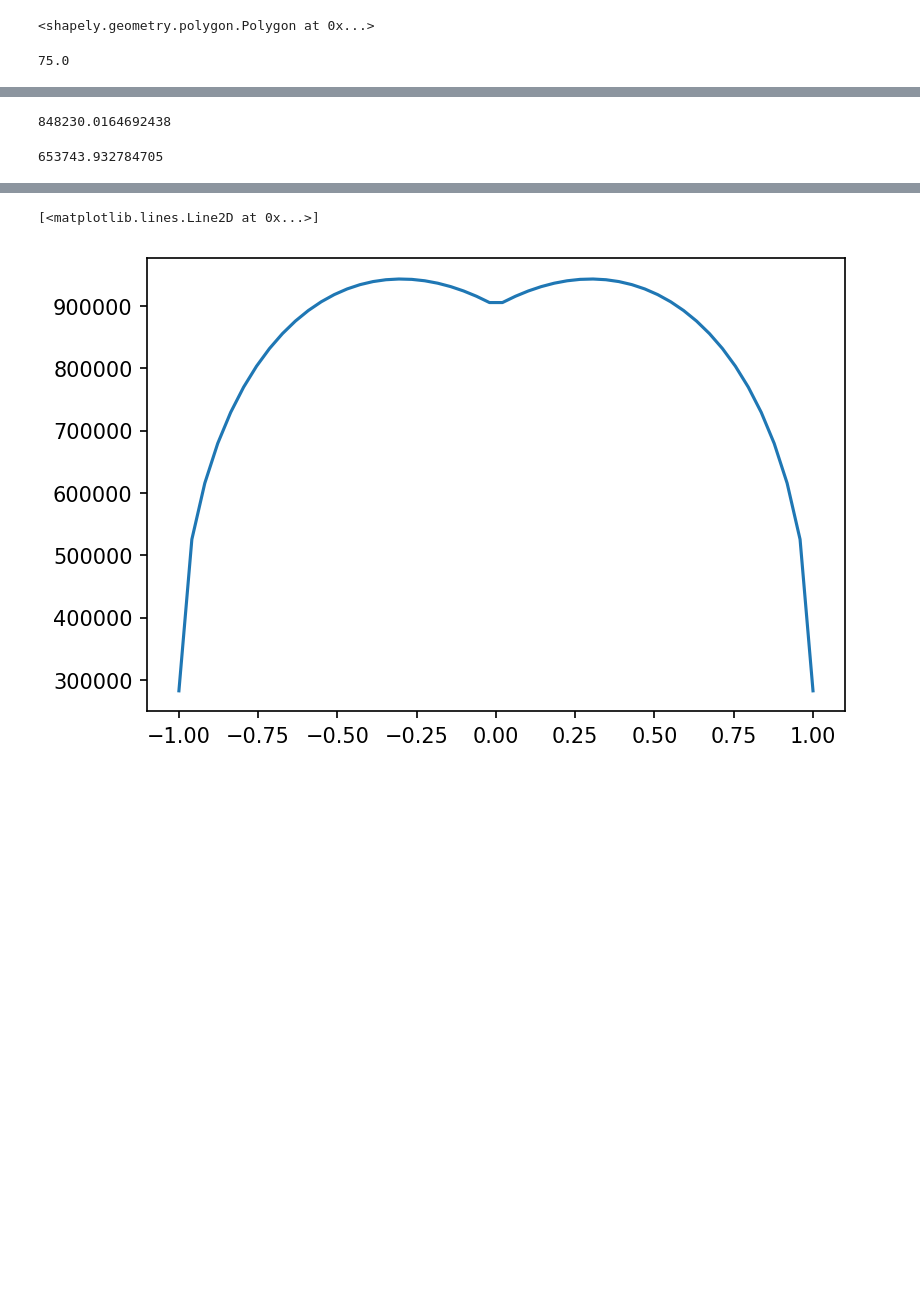
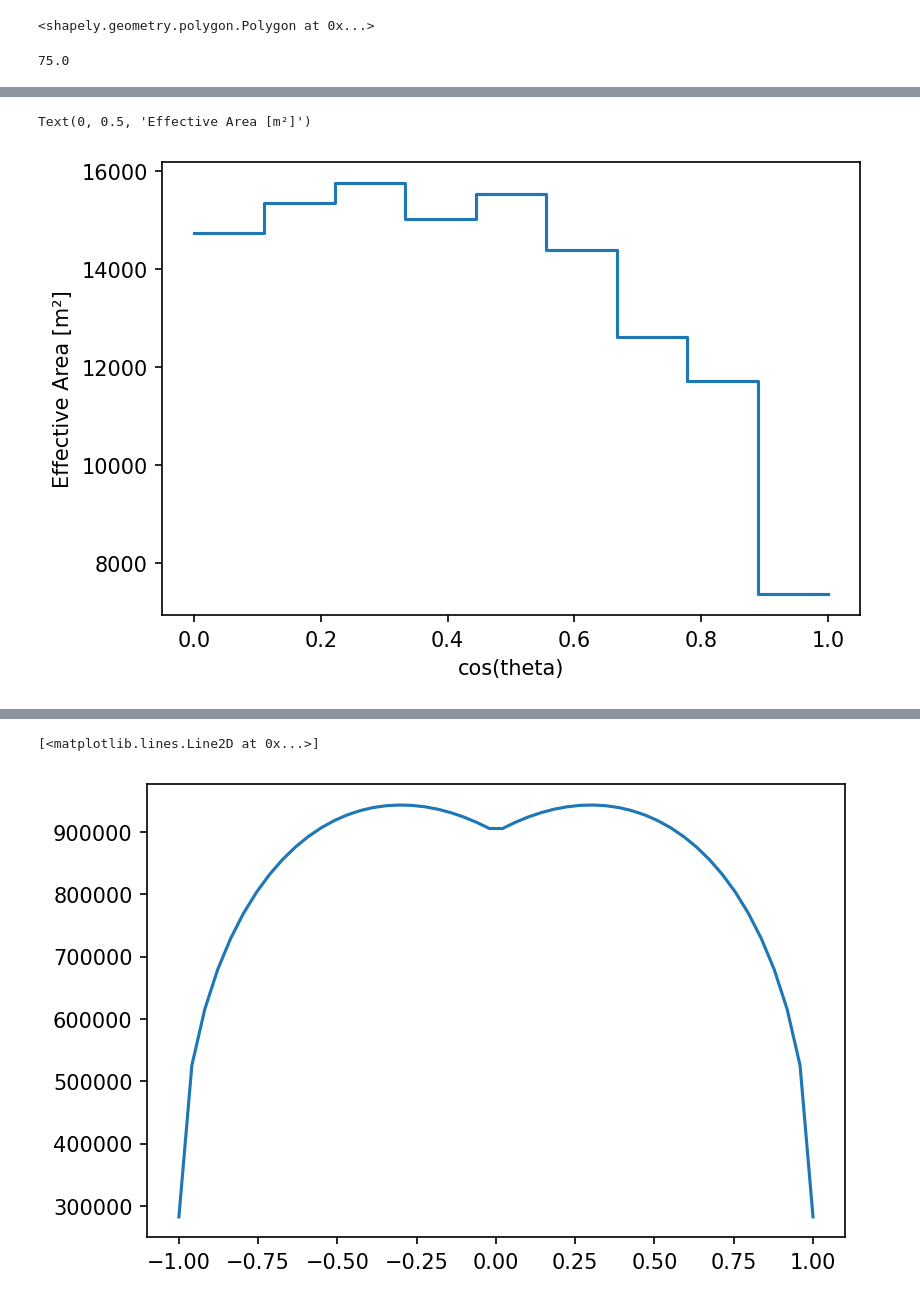
Before and after one commit to chrhck/gnn_testbed, a Jupyter notebook: pone_proto_eff_area.ipynb, the cells around one changed output, grey strips where cells are left out. Saved outputs shown, nothing was run; the diff lists cells and outputs as text; code cells hidden in the pictures; blank space fills up the shorter version.

```diff
--- a/pone_proto_eff_area.ipynb
+++ b/pone_proto_eff_area.ipynb
@@ -159,8 +191,11 @@ plt.axhline(proj_area_det_int, label="Geometric Area")
-# %%
-scipy.integrate.quad(lambda ct: get_proj_area_for_zen(1500, 300, ct), -1, 1)[0] / (2)
-# %% [output]
-848230.0164692438
-# %%
-areas.sum() / 2E4
-# %% [output]
-653743.932784705
+# %%
+#hzen, _ = np.histogram(coszeniths[trigger_mask], bins=costbins)
+hzen, _ = np.histogram(coszeniths, bins=costbins)
+hzen = hzen * pints / len(tracks)
+
+plt.step(costbins, np.append(hzen, hzen[-1]), where="post")
+plt.xlabel("cos(theta)")
+plt.ylabel("Effective Area [m²]")
+# %% [output]
+Text(0, 0.5, 'Effective Area [m²]')
+[figure, added]
```
Also changed, not shown: parts of 34 cells of this notebook, 2 other files.
